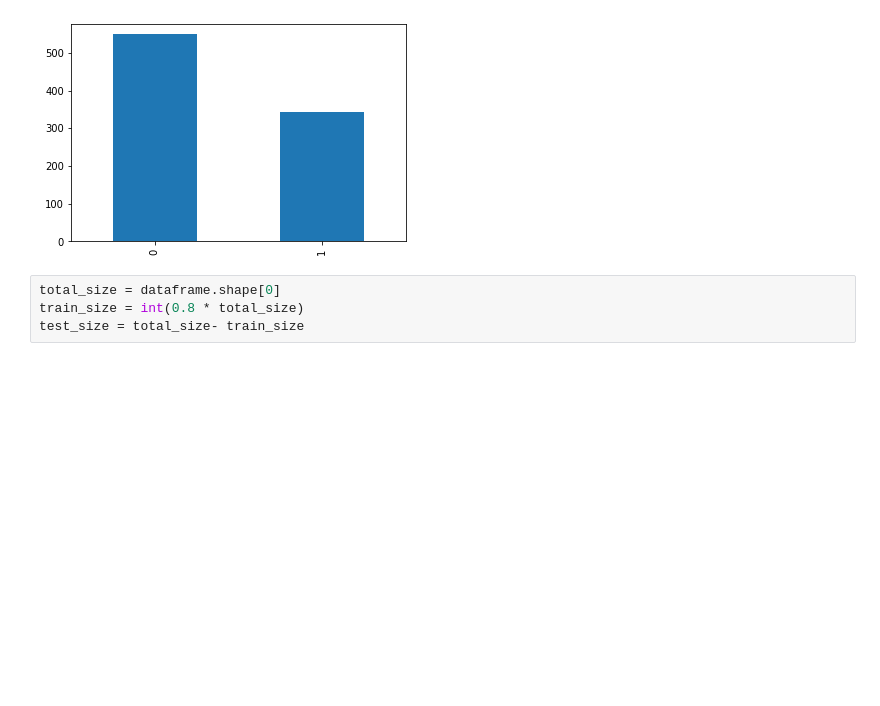
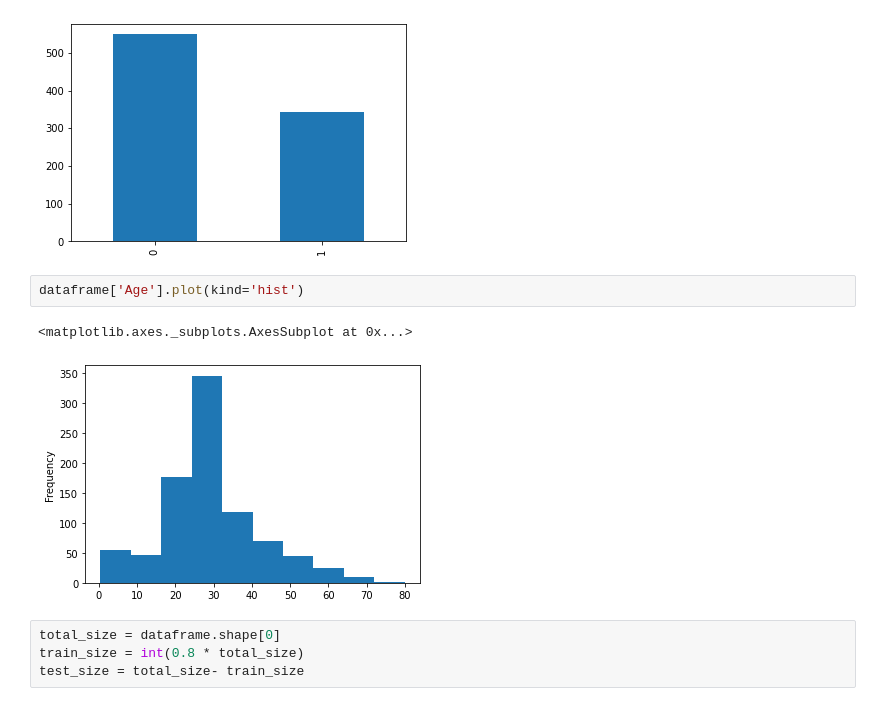
Before and after one commit to pranzalkhadka/Titanic_ML, a Jupyter notebook: Titanic_ML.ipynb, the cells around one changed output. Saved outputs shown, nothing was run; the diff lists cells and outputs as text; blank space fills up the shorter version.

Commit message:
visualization

```diff
--- a/Titanic_ML.ipynb
+++ b/Titanic_ML.ipynb
@@ -170,6 +165,11 @@ dataframe['Survived'].value_counts().plot(kind='bar')
 # %% [output]
 <matplotlib.axes._subplots.AxesSubplot at 0x...>
 [figure]
+# %%
+dataframe['Age'].plot(kind='hist')
+# %% [output]
+<matplotlib.axes._subplots.AxesSubplot at 0x...>
+[figure, added]
 # %%
 total_size = dataframe.shape[0]
 train_size = int(0.8 * total_size)
```
Also changed, not shown: parts of 1 cell of this notebook.
